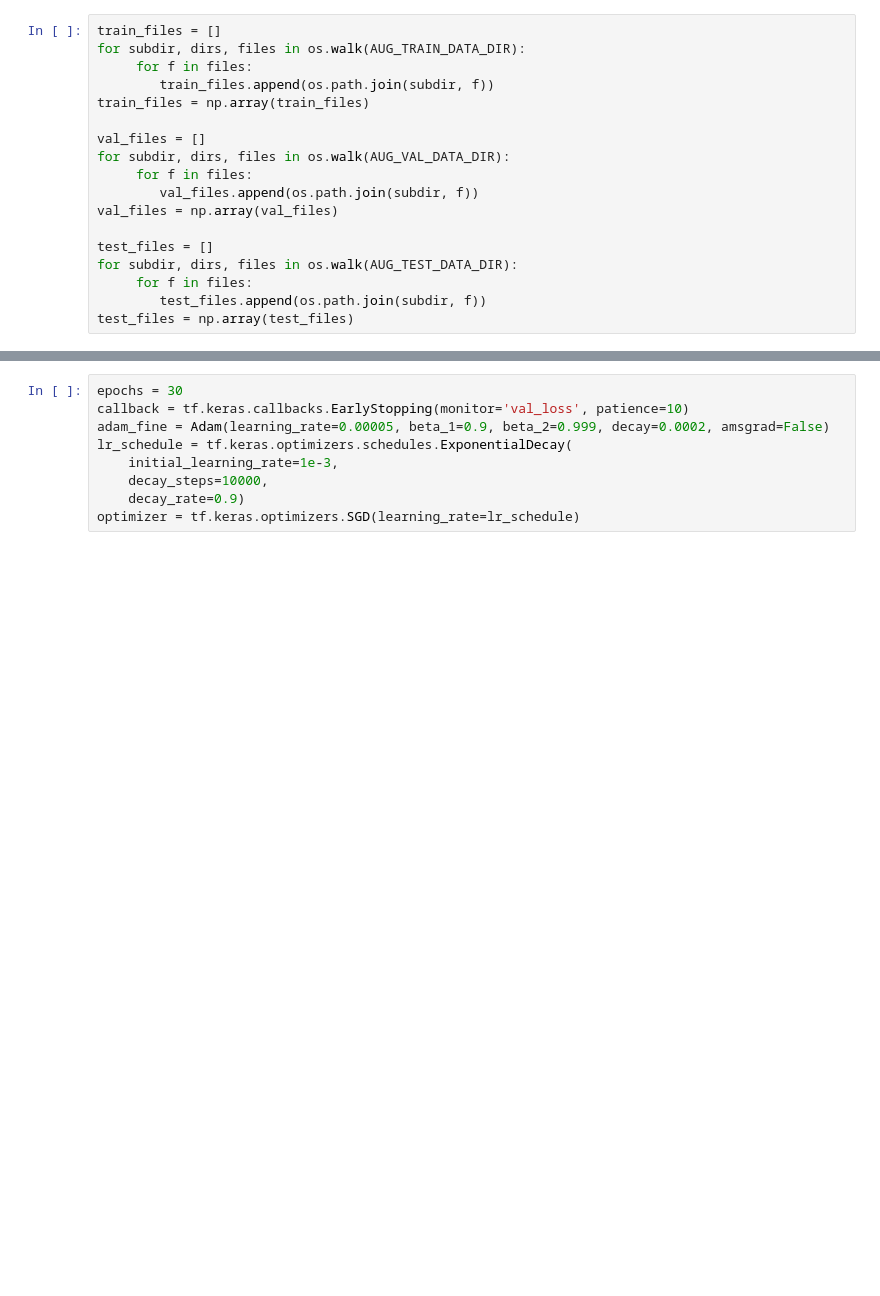
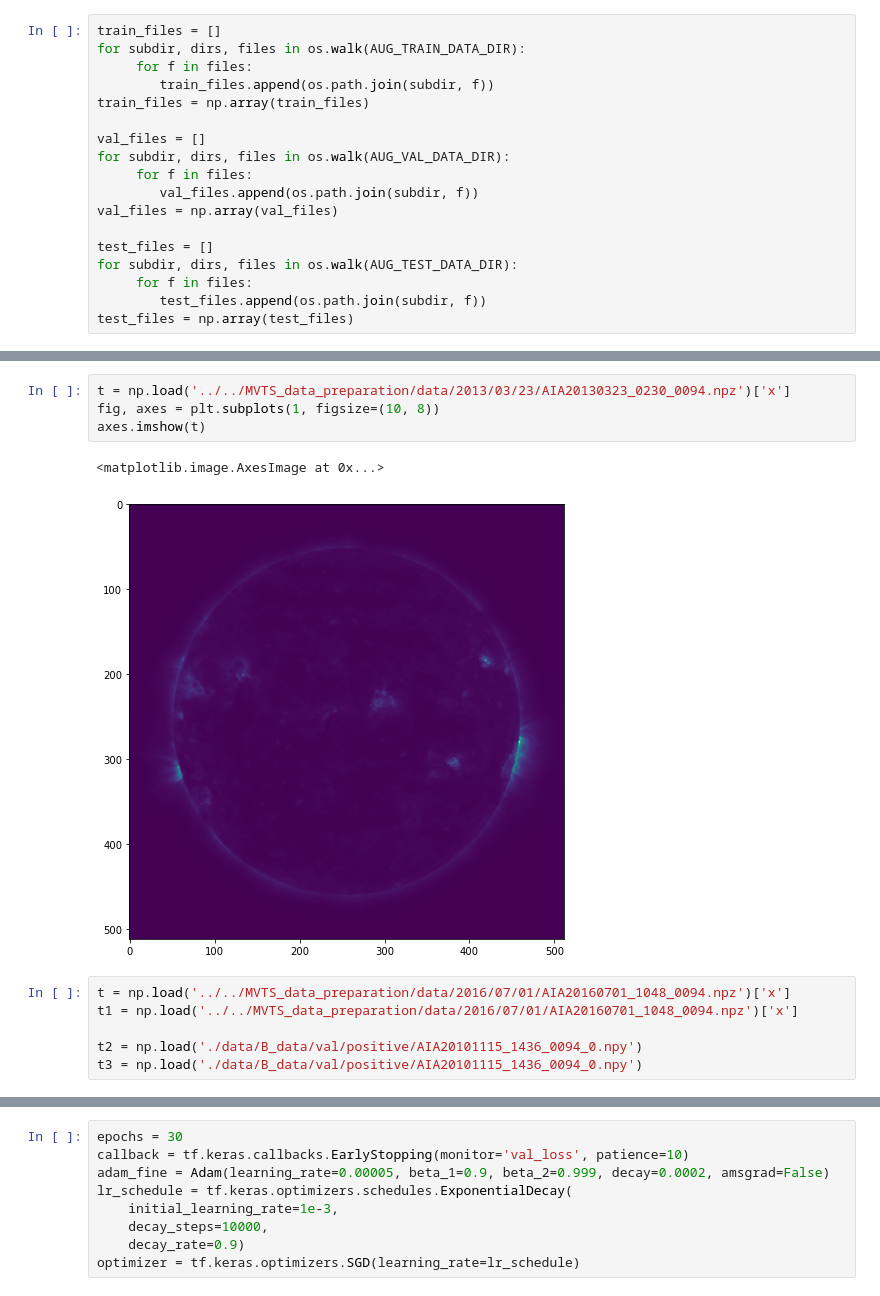
Before and after one commit to nikitagalayda/flare_lstm, a Jupyter notebook: ResNet50_preflare.ipynb, the cells around one changed output, grey strips where cells are left out. Saved outputs shown, nothing was run; the diff lists cells and outputs as text; blank space fills up the shorter version.

```diff
--- a/ResNet50_preflare.ipynb
+++ b/ResNet50_preflare.ipynb
@@ -197,0 +239,13 @@ def get_test_conv_model():
+# %%
+t = np.load('../../MVTS_data_preparation/data/2013/03/23/AIA20130323_0230_0094.npz')['x']
+fig, axes = plt.subplots(1, figsize=(10, 8))
+axes.imshow(t)
+# %% [output]
+<matplotlib.image.AxesImage at 0x...>
+[figure, added]
+# %%
+t = np.load('../../MVTS_data_preparation/data/2016/07/01/AIA20160701_1048_0094.npz')['x']
+t1 = np.load('../../MVTS_data_preparation/data/2016/07/01/AIA20160701_1048_0094.npz')['x']
+
+t2 = np.load('./data/B_data/val/positive/AIA20101115_1436_0094_0.npy')
+t3 = np.load('./data/B_data/val/positive/AIA20101115_1436_0094_0.npy')
```
Also changed, not shown: parts of 19 cells of this notebook, 7 other files.
